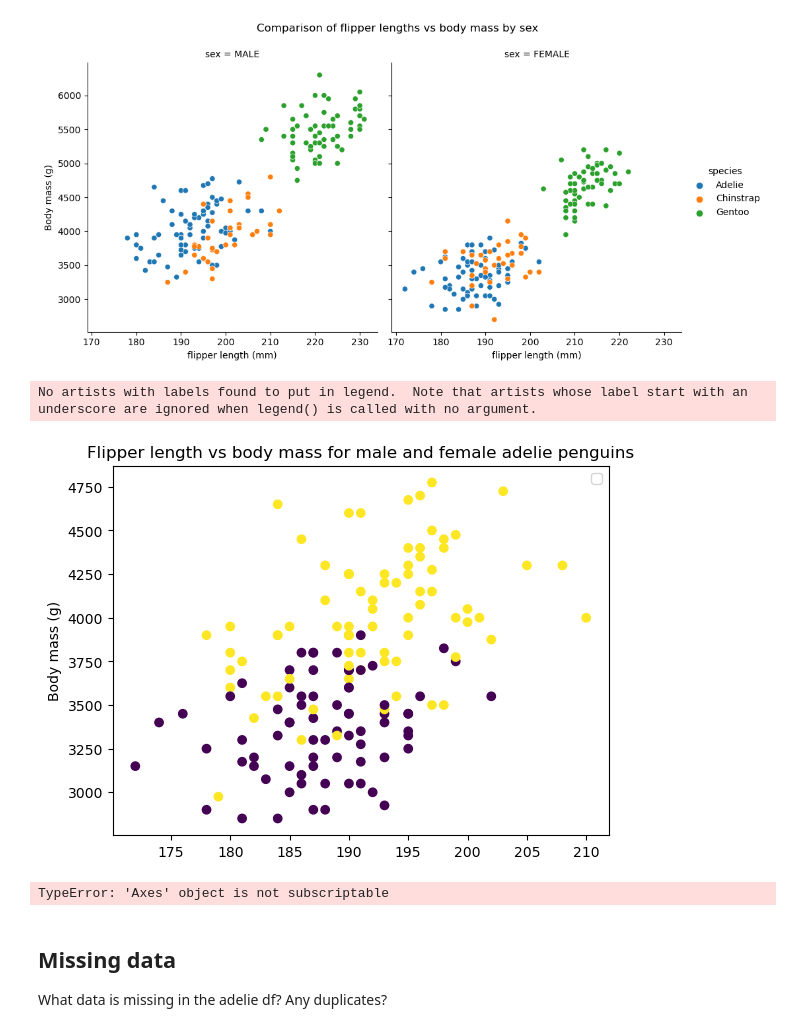
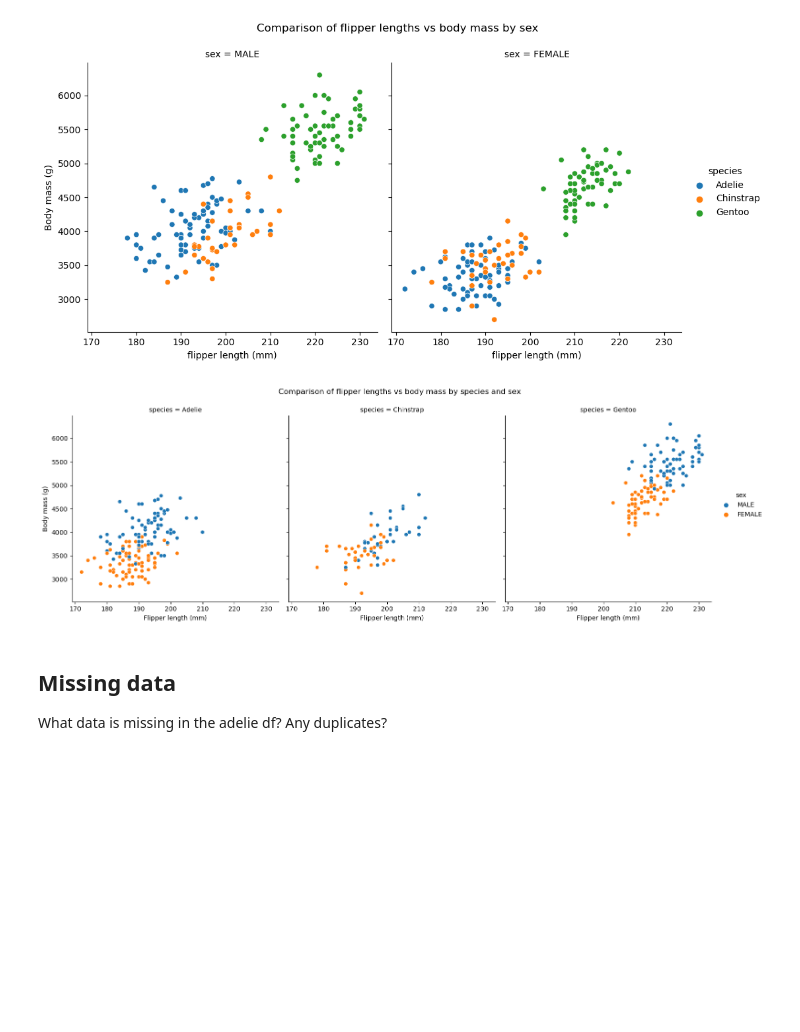
Before and after one commit to IreneKilgannon/DataAnalytics, a Jupyter notebook: penguins.ipynb, the cells around one changed output. Cells and saved outputs as stored; diff of their text form; code cells hidden in the pictures; blank space fills up the shorter version.

Commit message:
Flipper length vs body mass by species and sex

```diff
--- a/penguins.ipynb
+++ b/penguins.ipynb
@@ -490,39 +490,14 @@ g.set(xlabel = 'flipper length (mm)', ylabel = 'Body mass (g)')
 plt.show()
 # %% [output]
 [figure]
-# %%
-# Pandas for everyone: python data analysis
-
-def recode_sex(sex):
-    if sex == 'FEMALE':
-        return 0
-    else:
-        return 1
-
-adelie['sex_colour'] = adelie['sex'].apply(recode_sex)
-
-
-fig, ax = plt.subplots()
-
-ax.scatter(adelie['flipper_length_mm'], adelie['body_mass_g'], c= adelie['sex_colour'])
-#ax.scatter(female_adelie['flipper_length_mm'], female_adelie['body_mass_g'], label = 'female')
-ax.set_ylabel('Body mass (g)')
-ax.set_title('Flipper length vs body mass for male and female adelie penguins')
-ax.legend()
-plt.show()
-# %% [output]
-No artists with labels found to put in legend.  Note that artists whose label start with an underscore are ignored when legend() is called with no argument.
-[figure, removed]
-# %%
-ax[1, 0]
-ax[2,0]
-ax[3,0]
-ax[0,1]
-ax[1, 1]
-ax[2, 1]
-ax[3, 1]
-# %% [output]
-TypeError: 'Axes' object is not subscriptable
+# %%
+g = sns.relplot(x = 'flipper_length_mm', y = 'body_mass_g', col = 'species', hue = 'sex', data = penguins)
+g.fig.suptitle('Comparison of flipper lengths vs body mass by species and sex', y = 1.05)
+g.set(xlabel = 'Flipper length (mm)', ylabel = 'Body mass (g)')
+
+plt.show()
+# %% [output]
+[figure, added]
 # %% [markdown]
 ## Missing data
 
```
Also changed, not shown: parts of 1 cell of this notebook.
